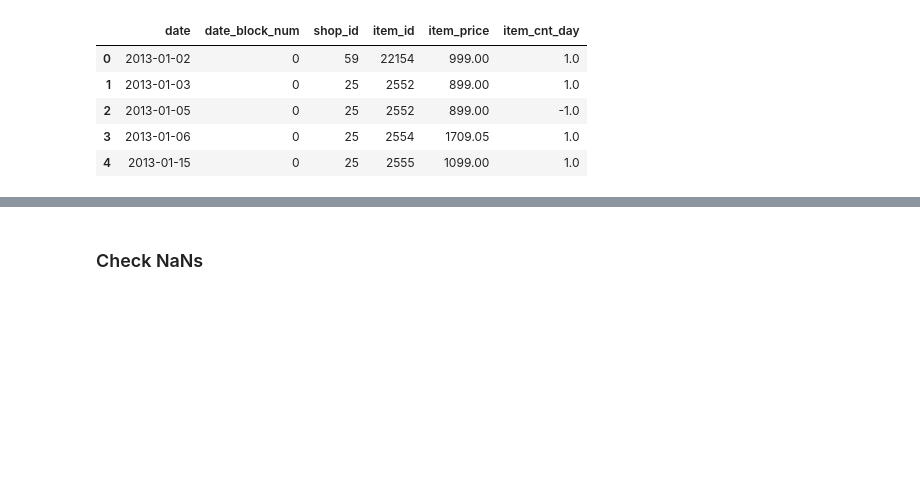
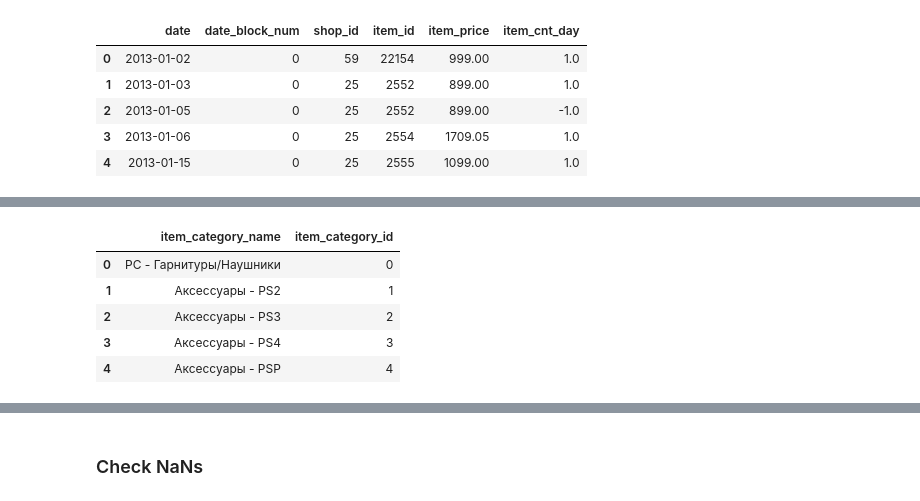
Before and after one commit to badbul/Coursera_competitive-data-science, a Jupyter notebook: Contest_1C/contest_1c.ipynb, the cells around one changed output, grey strips where cells are left out. Cells and saved outputs as stored; diff of their text form; code cells hidden in the pictures; blank space fills up the shorter version.

```diff
--- a/Contest_1C/contest_1c.ipynb
+++ b/Contest_1C/contest_1c.ipynb
@@ -42,0 +53,9 @@ train.head()
+# %%
+item_categories.head()
+# %% [output]
+|  | item_category_name | item_category_id |
+| 0 | PC - Гарнитуры/Наушники | 0 |
+| 1 | Аксессуары - PS2 | 1 |
+| 2 | Аксессуары - PS3 | 2 |
+| 3 | Аксессуары - PS4 | 3 |
+| 4 | Аксессуары - PSP | 4 |
```
Also changed, not shown: parts of 26 cells of this notebook.
